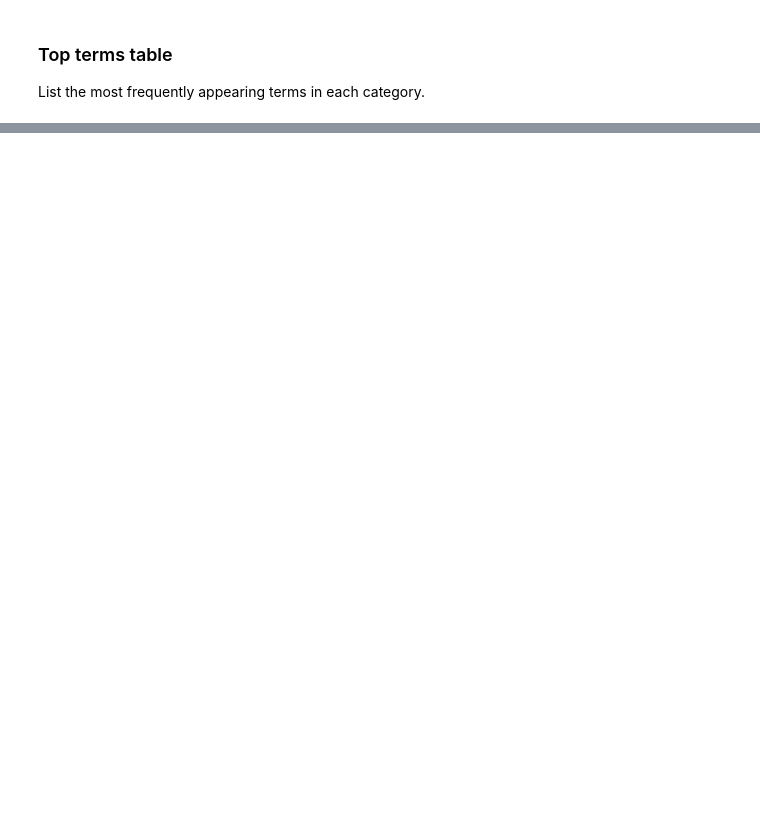
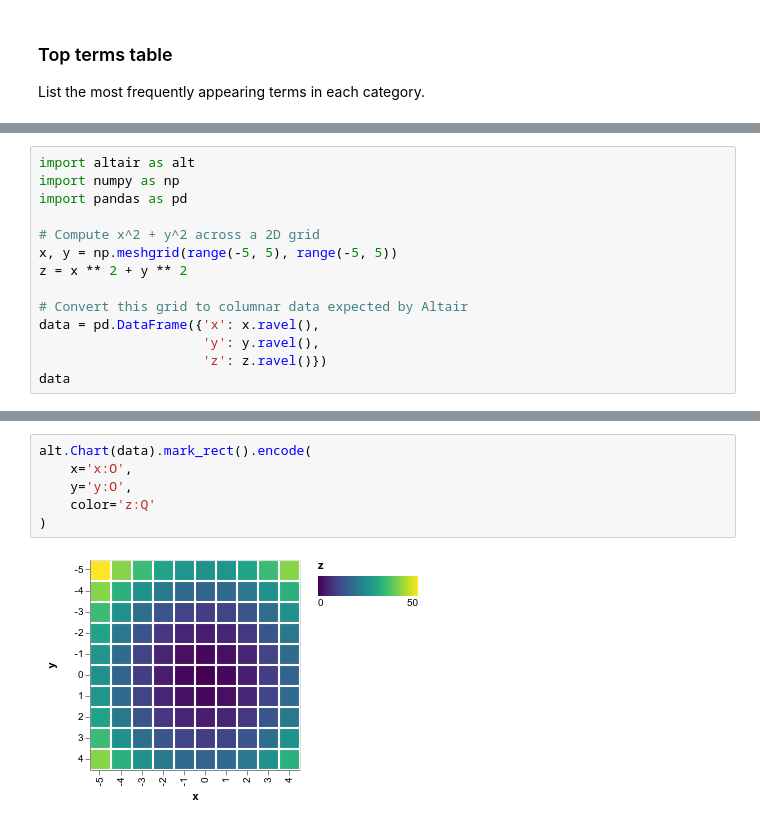
Before and after one commit to CamLib/genizah-medical-visualisation, a Jupyter notebook: notebooks/04-data-visualisation.ipynb, the cells around one changed output, grey strips where cells are left out. Saved outputs shown, nothing was run; the diff lists cells and outputs as text; blank space fills up the shorter version.

```diff
--- a/notebooks/04-data-visualisation.ipynb
+++ b/notebooks/04-data-visualisation.ipynb
@@ -330,0 +591,14 @@ List the most frequently appearing terms in each category.
+# %%
+import altair as alt
+import numpy as np
+import pandas as pd
+
+# Compute x^2 + y^2 across a 2D grid
+x, y = np.meshgrid(range(-5, 5), range(-5, 5))
+z = x ** 2 + y ** 2
+
+# Convert this grid to columnar data expected by Altair
+data = pd.DataFrame({'x': x.ravel(),
+                     'y': y.ravel(),
+                     'z': z.ravel()})
+data
@@ -330,0 +624,8 @@ List the most frequently appearing terms in each category.
+# %%
+alt.Chart(data).mark_rect().encode(
+    x='x:O',
+    y='y:O',
+    color='z:Q'
+)
+# %% [output]
+[figure, added]
```
Also changed, not shown: parts of 20 cells of this notebook.
